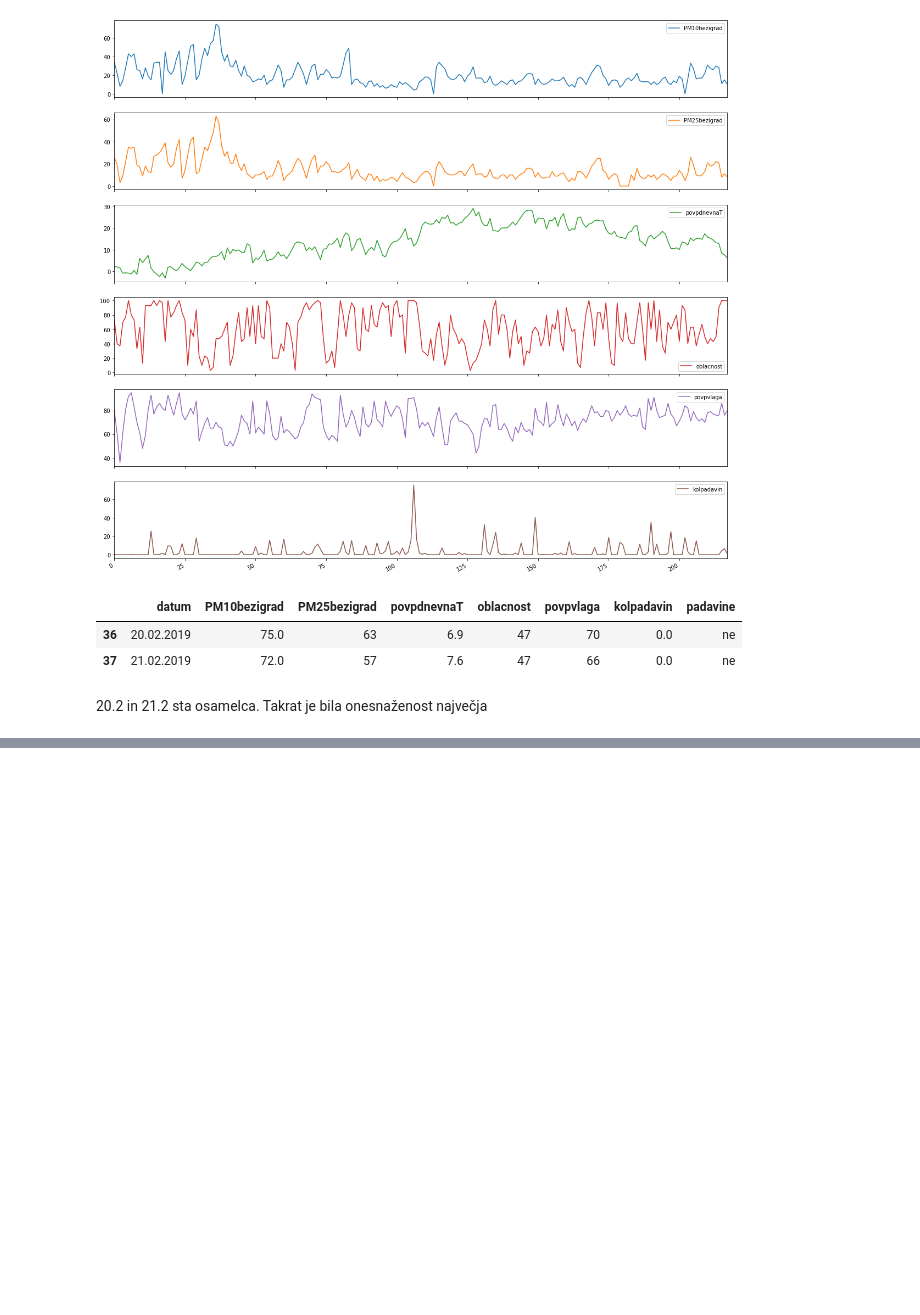
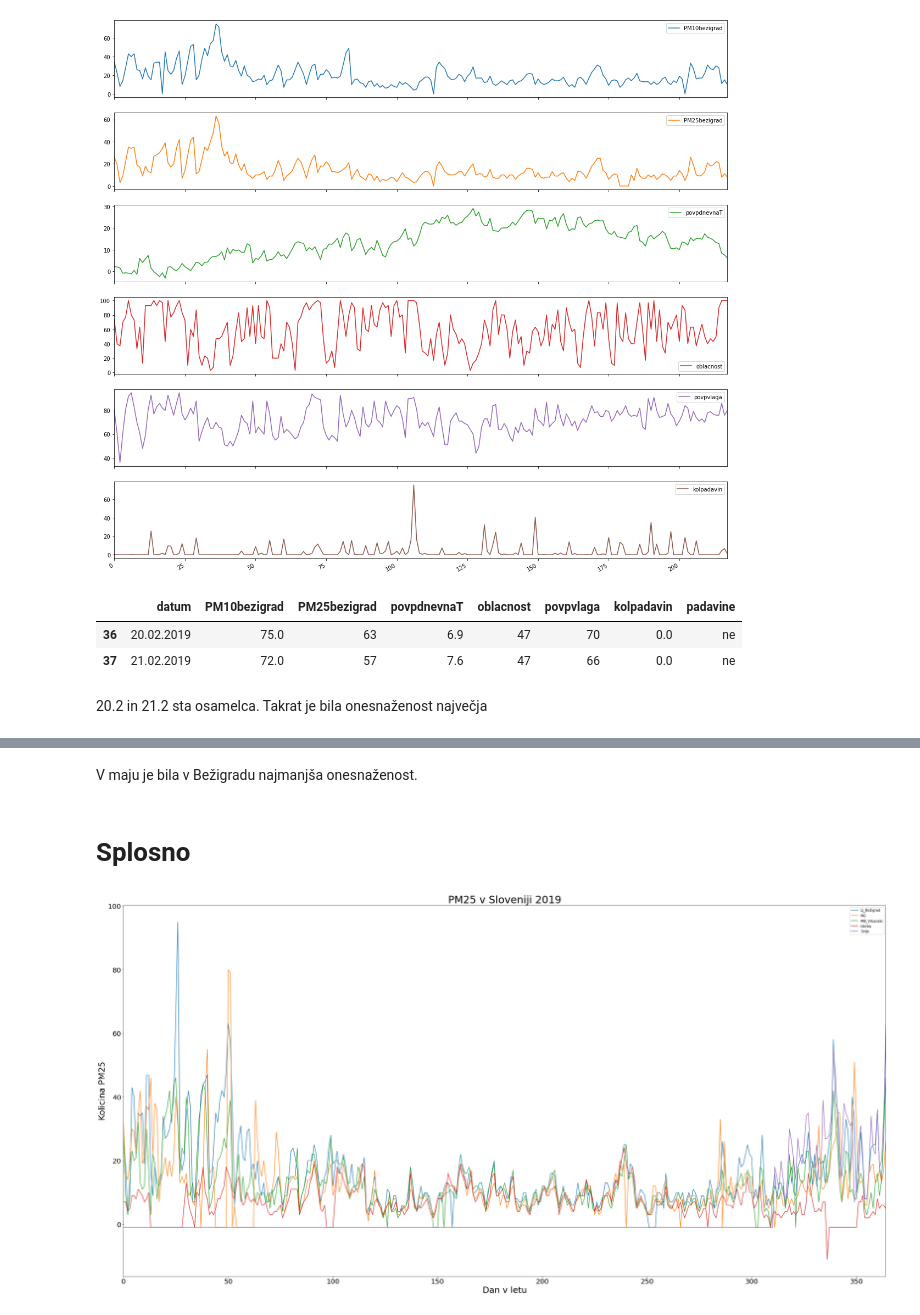
Before and after one commit to aljosan123/PR19TBANLRMIUS, a Jupyter notebook: Bezigrad.ipynb, the cells around one changed output, grey strips where cells are left out. Cells and saved outputs as stored; diff of their text form; code cells hidden in the pictures; blank space fills up the shorter version.

```diff
--- a/Bezigrad.ipynb
+++ b/Bezigrad.ipynb
@@ -91,0 +132,14 @@ df.loc[df['PM10bezigrad']>60]
+# %% [markdown]
+V maju je bila v Bežigradu najmanjša onesnaženost.
+# %% [markdown]
+# Splosno
+# %%
+data = pd.read_csv("podatki/PM2.5_2019aljosa.csv")
+df = pd.DataFrame(data=data)
+df.plot.line(figsize=(40,20))
+plt.ylabel('Kolicina PM25', fontsize=25)
+plt.xlabel('Dan v letu', fontsize=25)
+plt.title('PM25 v Sloveniji 2019', fontsize=30)
+plt.tick_params(axis='both', which='major', labelsize=20)
+# %% [output]
+[figure, added]
```
Also changed, not shown: parts of 13 cells of this notebook, 7 other files.
